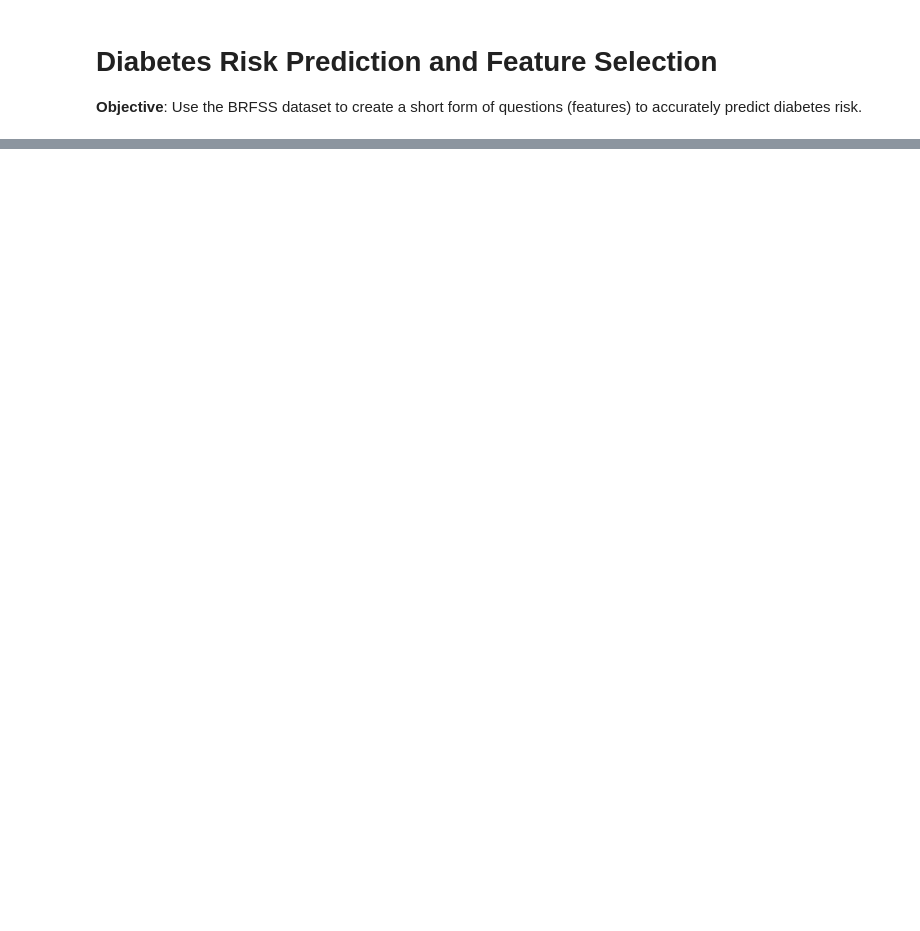
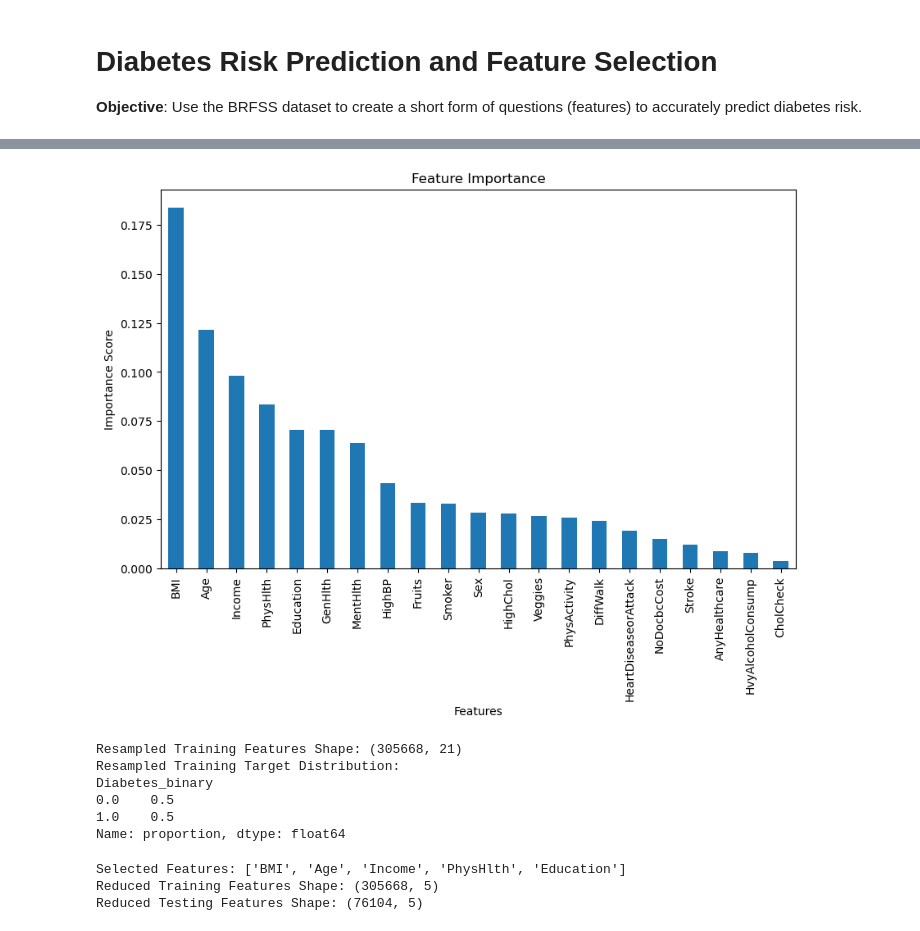
Before and after one commit to LeslieBarrera/project-2-diabetes-risk-prediction, a Jupyter notebook: Leslie's notebook.ipynb, the cells around one changed output, grey strips where cells are left out. Saved outputs shown, nothing was run; the diff lists cells and outputs as text; code cells hidden in the pictures; blank space fills up the shorter version.

```diff
--- a/Leslie's notebook.ipynb
+++ b/Leslie's notebook.ipynb
@@ -539,0 +204,54 @@ SystemExit: 1
+# %%
+# Feature Importance Analysis with Random Forest
+from sklearn.ensemble import RandomForestClassifier
+
+# Train a basic Random Forest model
+rf = RandomForestClassifier(random_state=42)
+rf.fit(X_train, y_train)
+
+# Extract feature importances
+feature_importances = pd.Series(rf.feature_importances_, index=X.columns)
+feature_importances.sort_values(ascending=False, inplace=True)
+
+# Plot feature importances
+plt.figure(figsize=(10, 6))
+feature_importances.plot(kind="bar")
+plt.title("Feature Importance")
+plt.ylabel("Importance Score")
+plt.xlabel("Features")
+plt.show()
+# %% [output]
+[figure, added]
+# %%
+# Apply SMOTE to Training Data
+from imblearn.over_sampling import SMOTE
+
+smote = SMOTE(random_state=42)
+X_train_resampled, y_train_resampled = smote.fit_resample(X_train, y_train)
+
+# Inspect the resampled data
+print(f"Resampled Training Features Shape: {X_train_resampled.shape}")
+print(f"Resampled Training Target Distribution:\n{pd.Series(y_train_resampled).value_counts(normalize=True)}")
+# %% [output]
+Resampled Training Features Shape: (305668, 21)
+Resampled Training Target Distribution:
+Diabetes_binary
+0.0    0.5
+1.0    0.5
+Name: proportion, dtype: float64
+# %%
+# Select Top Features for Reduced Dataset
+N = 5  # Number of top features to select
+top_features = feature_importances.index[:N]
+
+# Create reduced datasets
+X_train_reduced = X_train_resampled[top_features]
+X_test_reduced = X_test[top_features]
+
+print(f"Selected Features: {list(top_features)}")
+print(f"Reduced Training Features Shape: {X_train_reduced.shape}")
+print(f"Reduced Testing Features Shape: {X_test_reduced.shape}")
+# %% [output]
+Selected Features: ['BMI', 'Age', 'Income', 'PhysHlth', 'Education']
+Reduced Training Features Shape: (305668, 5)
+Reduced Testing Features Shape: (76104, 5)
```
Also changed, not shown: parts of 44 cells of this notebook, 5 other files.
